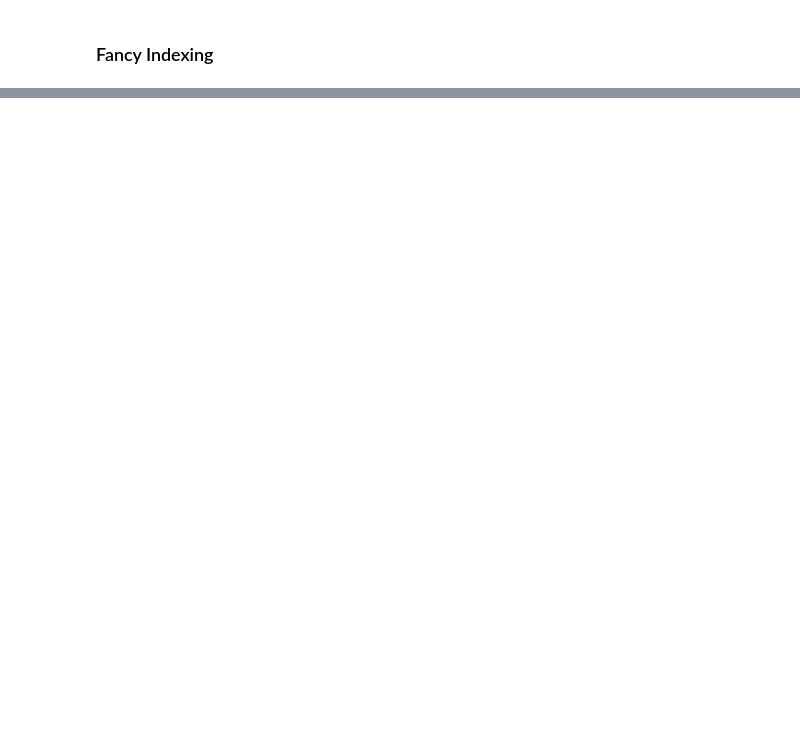
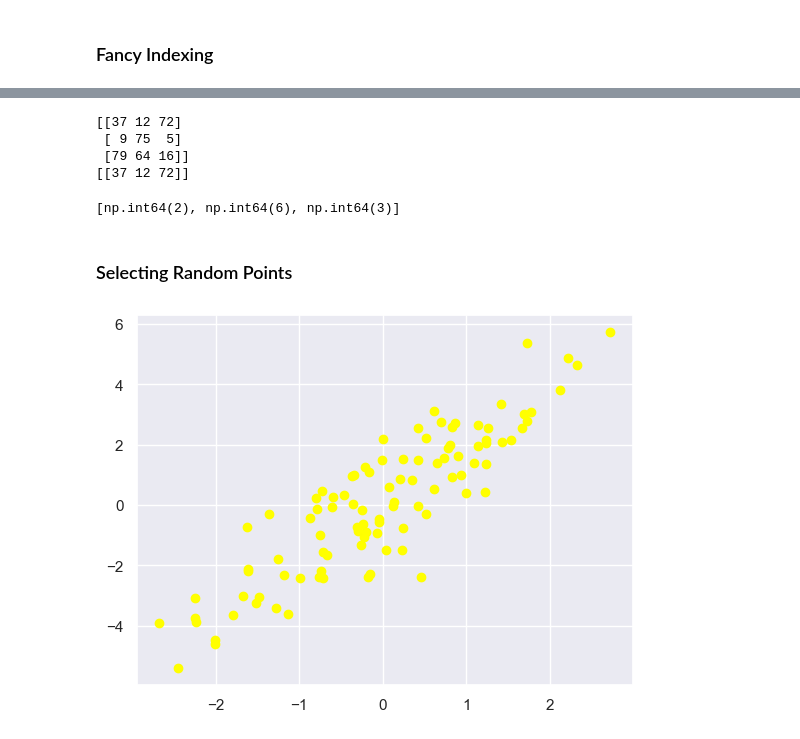
Before and after one commit to HerbSek/Learning-Data-Science, a Jupyter notebook: numpy.ipynb, the cells around one changed output, grey strips where cells are left out. Cells and saved outputs as stored; diff of their text form; code cells hidden in the pictures; blank space fills up the shorter version.

```diff
--- a/numpy.ipynb
+++ b/numpy.ipynb
@@ -440,0 +462,41 @@ Average amount of precipitation : 0.004983283890410958 inches
+# %%
+import random
+
+np.random.seed(1)
+x = np.random.randint(100, size=9).reshape((3,3))
+y = np.vsplit(x,3)[0]
+print(x)
+print(y)
+# %% [output]
+[[37 12 72]
+ [ 9 75  5]
+ [79 64 16]]
+[[37 12 72]]
+# %%
+# fancy indexing
+
+x = np.array([1,2,3,4,5,6,7,8,9], dtype = 'int_')
+print([x[1],x[5],x[2]])
+# %% [output]
+[np.int64(2), np.int64(6), np.int64(3)]
+# %% [markdown]
+### Selecting Random Points
+# %%
+import numpy as np
+import matplotlib.pyplot as plt
+import seaborn; seaborn.set()
+mean = [0, 0]
+cov = [[1, 2],[2, 5]]
+X = np.random.multivariate_normal(mean, cov, 100)
+x_split = np.hsplit(X,2)[0]
+y_split = np.hsplit(X,2)[1]
+x_mean = np.mean(x_split)
+y_mean =np.mean(np.hsplit(X,2)[1])
+mean_coordinates = [x_mean, y_mean]
+# print(x_mean, y_mean)
+# print(mean_coordinates)
+# print([x for x in dir(plt)])
+plt.scatter(x_split, y_split, c='yellow', marker='o')
+plt.show()
+# %% [output]
+[figure, added]
```
Also changed, not shown: parts of 9 cells of this notebook.
